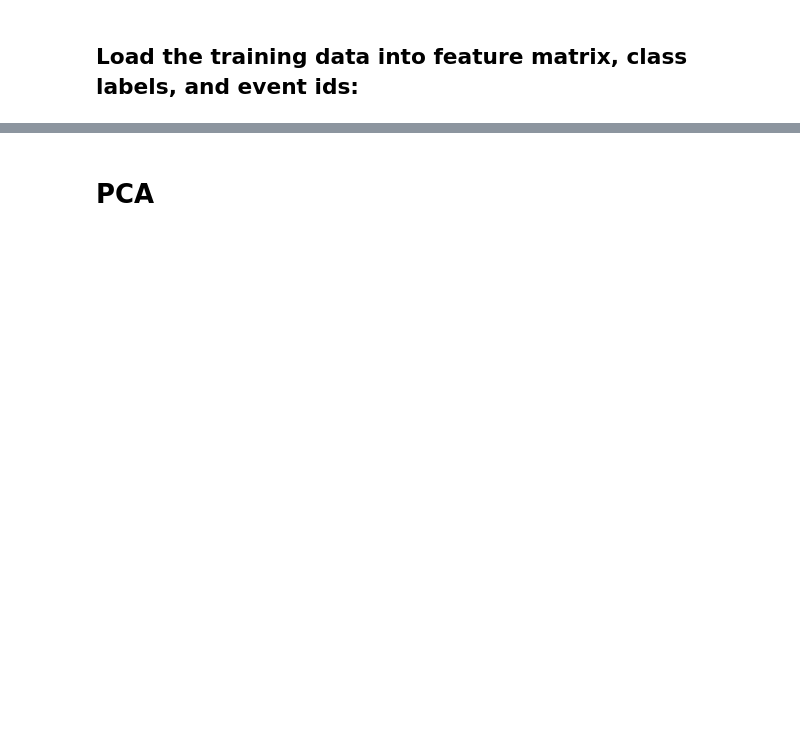
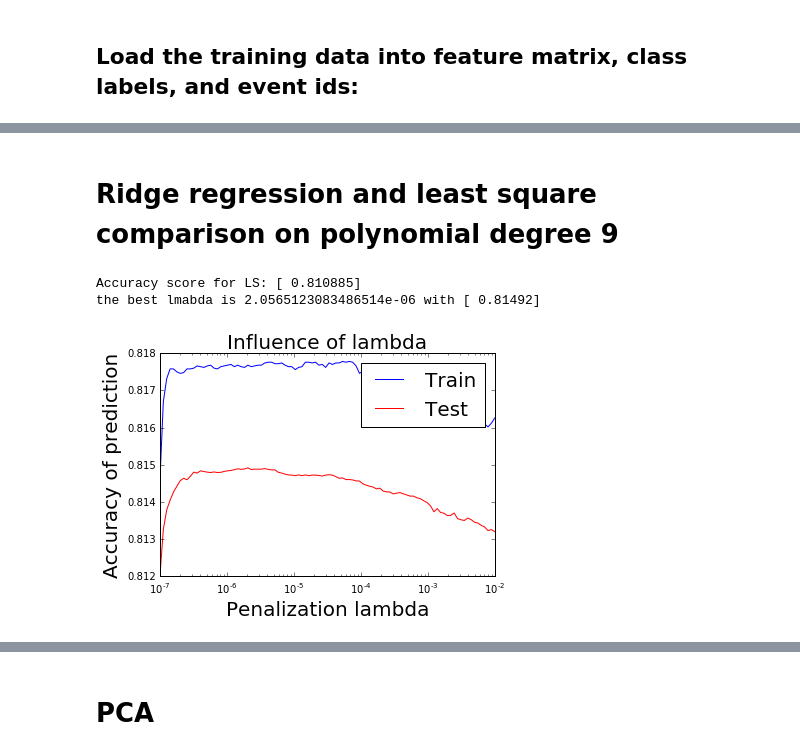
Before and after one commit to PaluchowskiMatthew/MachineLearning, a Jupyter notebook: Projects/project1/scripts/project1_laz.ipynb, the cells around one changed output, grey strips where cells are left out. Saved outputs shown, nothing was run; the diff lists cells and outputs as text; code cells hidden in the pictures; blank space fills up the shorter version.

```diff
--- a/Projects/project1/scripts/project1_laz.ipynb
+++ b/Projects/project1/scripts/project1_laz.ipynb
@@ -212,3 +215,5 @@ print(1-f1_rid_best)
+# %% [markdown]
+# Ridge regression and least square comparison on polynomial degree 9
 # %%
 #***** RIDGE AND LEAST SQUARE ON POLYNOMIAL BASIS FUNCTION DATASET
 #************ POWER 9 **********************
@@ -225,59 +230,62 @@ for column in range(0,x_nan.shape[1]):
     for deg in range(1,degree):
         x_fifth[:, column + deg*x_nan.shape[1]] = np.multiply(x_nan[:, column], x_fifth[:, column + (deg-1)*x_nan.shape[1]])
 
-#put back -9 instead of Nan
-x_fifth[np.isnan(x_fifth)]=-9
+#put back -1 instead of Nan
+x_fifth[np.isnan(x_fifth)]=-1
 
+#Split the data
 ratio = 0.2
 seed = 2
 y = np.reshape(y, (len(y), 1))
 x_train, x_test, y_train, y_test = split_data(x_fifth, y, ratio, seed)
 
-#tx_train_fifth, m, s = standardize(x_train)
-#tx_test_fifth, m, s = standardize(x_test)
-
+#Create Features matrix
 tx_train_fifth = np.c_[np.ones((y_train.shape[0], 1)), x_train]
 tx_test_fifth = np.c_[np.ones((y_test.shape[0], 1)), x_test]
 w = np.ones((tx_train_fifth.shape[1], 1))
 
+#Accuracy of Least Squares
 w_LS_pow5, rmse_LS_pow5 = least_squares(y_train, tx_train_fifth)
 y_pred_LS = predict_labels(w_LS_pow5, tx_test_fifth)
 f1_LS_pow5 = sum(abs(y_test-y_pred_LS))/(2*len(y_pred_LS))
-print("f1 score for LS: {f}".format(f=1-f1_LS_pow5))
-
+print("Accuracy score for LS: {f}".format(f=1-f1_LS_pow5))
 
 #calculate accuracy for different lambdas (use cross_validation_ridge() for cross folds)
 lambds = np.logspace(-7, -2, 100)
 best_f1 = 0
 best_lamb = 0
 k_folds = 10
 seed = 1
 f1_tr = []
 f1_te = []
 for lamb in lambds:
     w_rid, r = ridge_regression(y_train, tx_train_fifth, lamb)
     y_pred_tr = predict_labels(w_rid, tx_train_fifth)
     y_pred_te = predict_labels(w_rid, tx_test_fifth)
     f1_rid_tr = 1-sum(abs(y_train-y_pred_tr))/(2*len(y_pred_tr))
     f1_rid_te = 1-sum(abs(y_test-y_pred_te))/(2*len(y_pred_te))
     f1_tr.append(f1_rid_tr)
     f1_te.append(f1_rid_te)
     if f1_rid_te > best_f1:
         best_lamb = lamb
         best_f1 = f1_rid_te
 
 #Print and plot results
-print("the best lmabda is {bl} with {f}".format(bl=best_lamb, f=best_f1))
+print("the best lmabda is {bl} with accuracy of {f}".format(bl=best_lamb, f=best_f1))
 plt.figure()
 plt.semilogx(lambds, f1_tr)
 plt.semilogx(lambds, f1_te, color='r')
 plt.xlabel("Penalization lambda", fontsize=20)
 plt.ylabel("Accuracy of prediction",  fontsize=20)
 plt.legend(('Train', 'Test'),  fontsize=20)
 plt.title("Influence of lambda", fontsize=20)
 plt.rc('xtick', labelsize=15)
 plt.rc('ytick', labelsize=15)
 plt.show()
+# %% [output]
+Accuracy score for LS: [ 0.810885]
+the best lmabda is 2.0565123083486514e-06 with [ 0.81492]
+[figure, added]
 # %%
 #Cross validation on Ridge and least squares
 k_folds = 10
```
Also changed, not shown: parts of 31 cells of this notebook, 3 other files.
